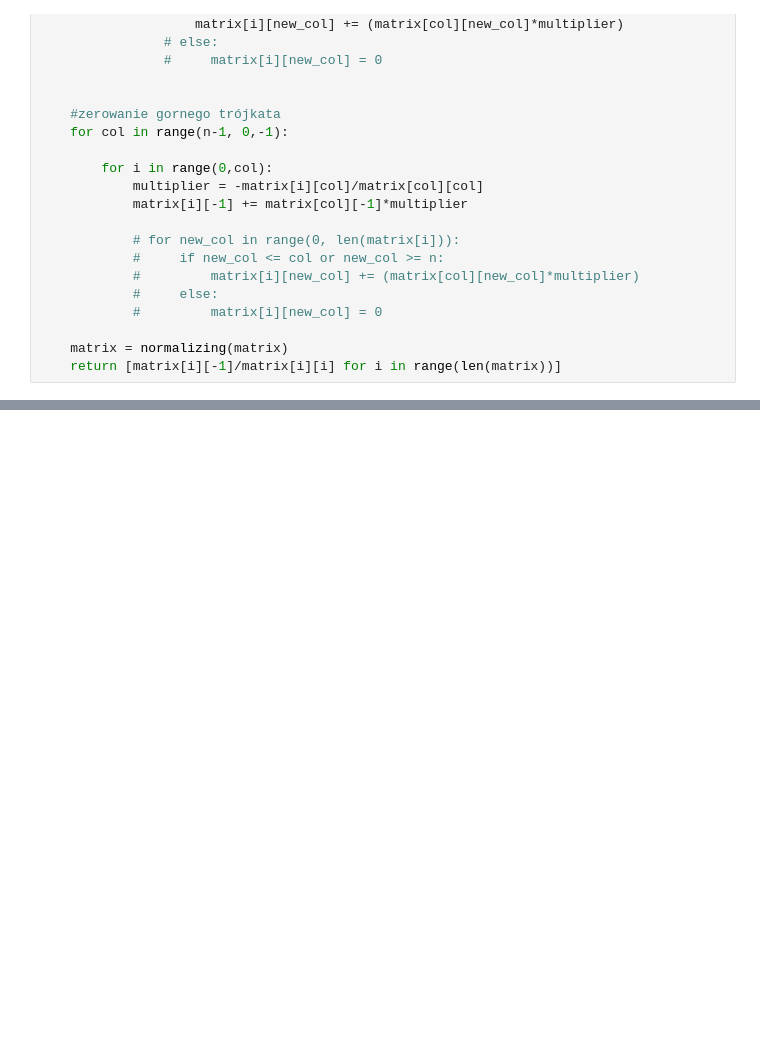
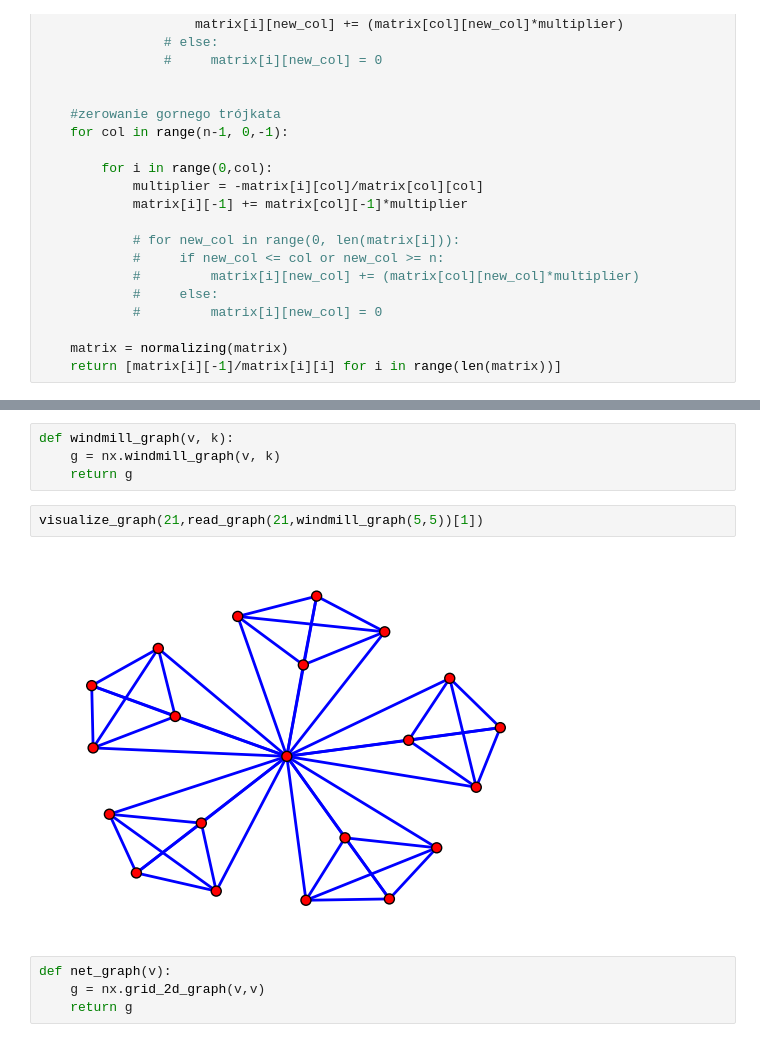
Before and after one commit to mhytrek/MOWNIT, a Jupyter notebook: lab2.ipynb, the cells around one changed output, grey strips where cells are left out. Saved outputs shown, nothing was run; the diff lists cells and outputs as text; blank space fills up the shorter version.

```diff
--- a/lab2.ipynb
+++ b/lab2.ipynb
@@ -177,0 +416,12 @@ def count_without_pivoting(matrix):
+# %%
+def windmill_graph(v, k):
+    g = nx.windmill_graph(v, k)
+    return g
+# %%
+visualize_graph(21,read_graph(21,windmill_graph(5,5))[1])
+# %% [output]
+[figure, added]
+# %%
+def net_graph(v):
+    g = nx.grid_2d_graph(v,v)
+    return g
```
Also changed, not shown: parts of 39 cells of this notebook.
